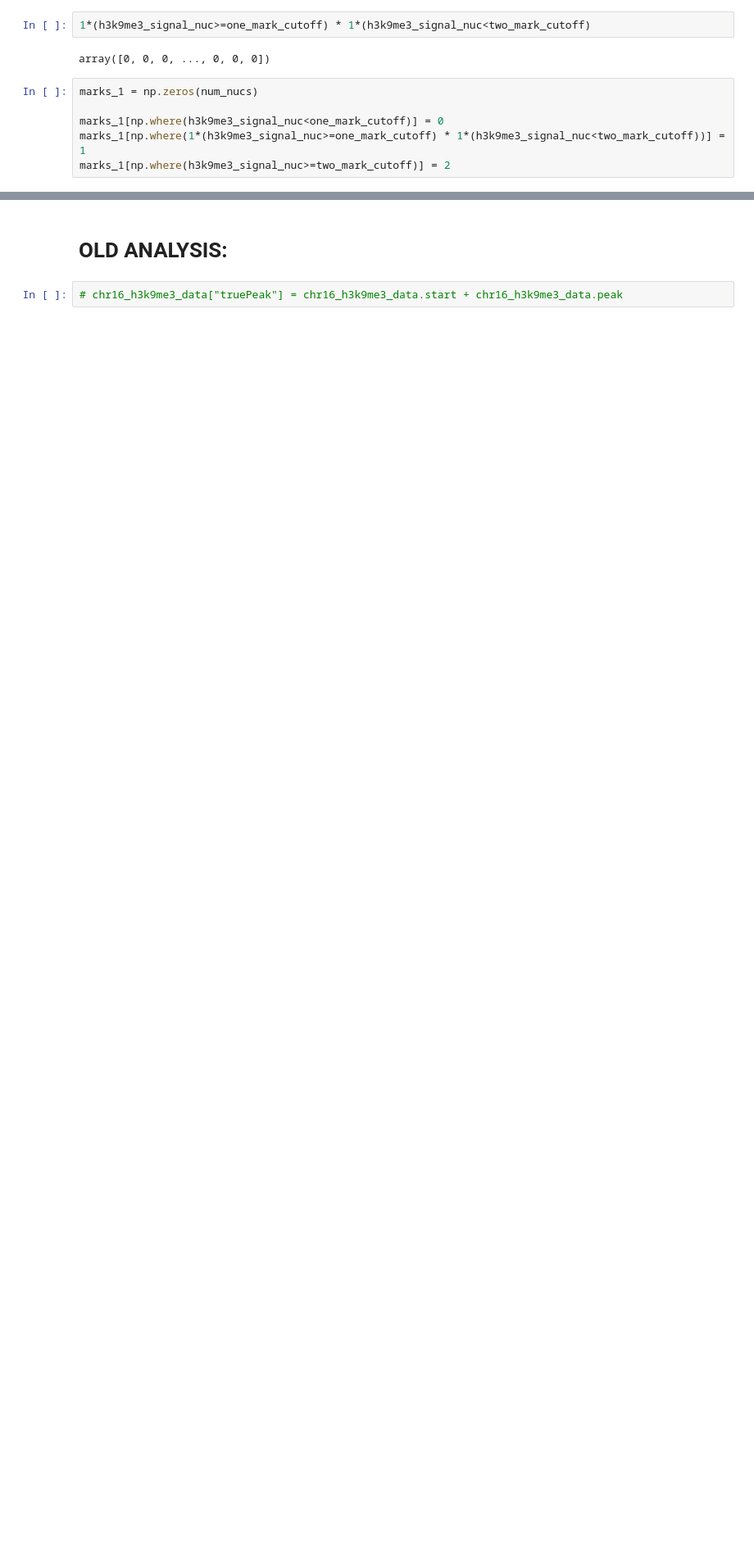
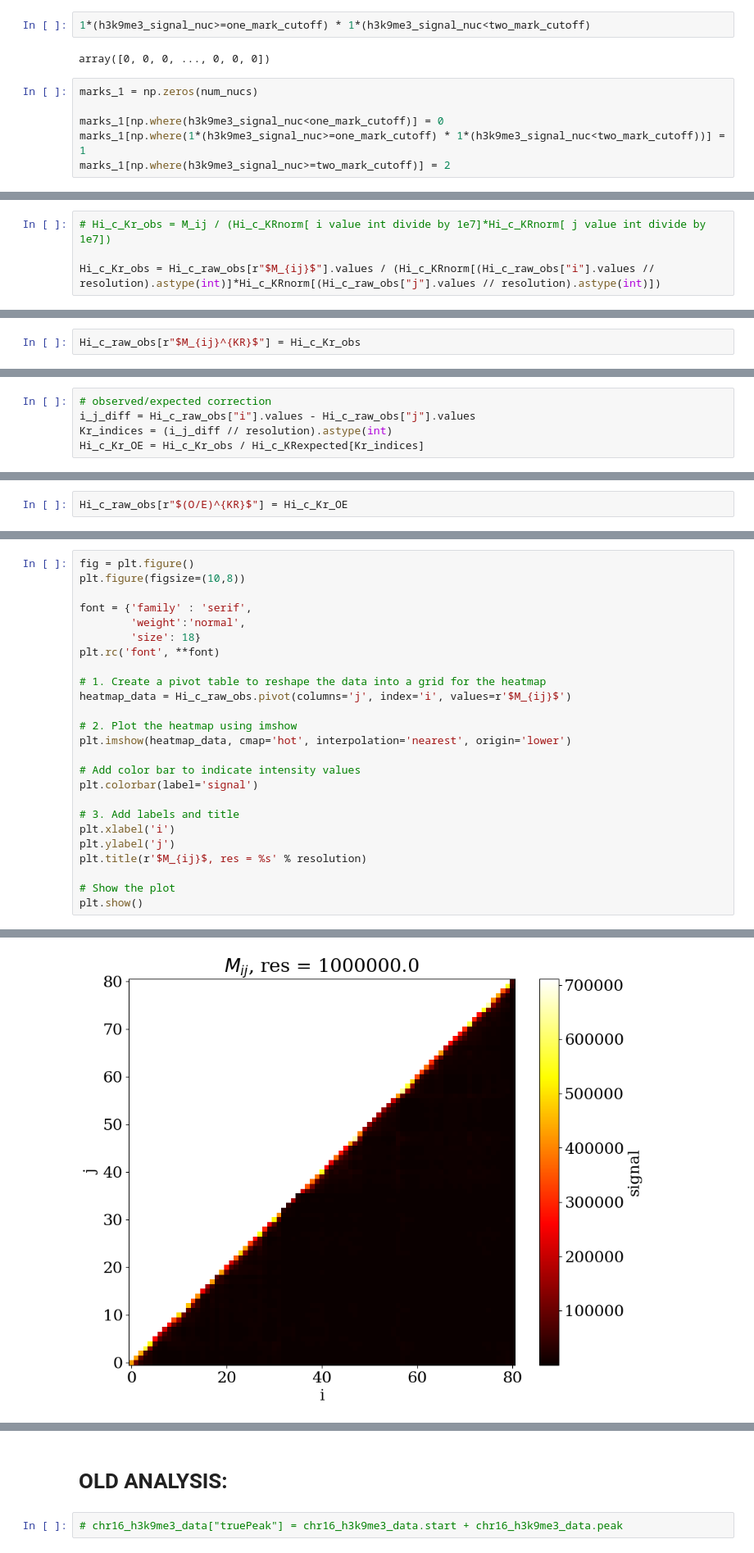
Before and after one commit to tmhabte/wlcsim_membrane, a Jupyter notebook: config_binding/Hi-C_MLP.ipynb, the cells around one changed output, grey strips where cells are left out. Shown at 82% size. Drawn from its saved outputs; the diff is of its cells as text; blank space fills up the shorter version.

```diff
--- a/config_binding/Hi-C_MLP.ipynb
+++ b/config_binding/Hi-C_MLP.ipynb
@@ -130,0 +171,4 @@ print("# two mark nucs: ", np.sum(marks_1==2))
+# %%
+# Hi_c_Kr_obs = M_ij / (Hi_c_KRnorm[ i value int divide by 1e7]*Hi_c_KRnorm[ j value int divide by 1e7])
+
+Hi_c_Kr_obs = Hi_c_raw_obs[r"$M_{ij}$"].values / (Hi_c_KRnorm[(Hi_c_raw_obs["i"].values // resolution).astype(int)]*Hi_c_KRnorm[(Hi_c_raw_obs["j"].values // resolution).astype(int)])
@@ -130,0 +180,2 @@ print("# two mark nucs: ", np.sum(marks_1==2))
+# %%
+Hi_c_raw_obs[r"$M_{ij}^{KR}$"] = Hi_c_Kr_obs
@@ -130,0 +184,5 @@ print("# two mark nucs: ", np.sum(marks_1==2))
+# %%
+# observed/expected correction
+i_j_diff = Hi_c_raw_obs["i"].values - Hi_c_raw_obs["j"].values
+Kr_indices = (i_j_diff // resolution).astype(int)
+Hi_c_Kr_OE = Hi_c_Kr_obs / Hi_c_KRexpected[Kr_indices]
@@ -130,0 +194,2 @@ print("# two mark nucs: ", np.sum(marks_1==2))
+# %%
+Hi_c_raw_obs[r"$(O/E)^{KR}$"] = Hi_c_Kr_OE
@@ -130,0 +214,26 @@ print("# two mark nucs: ", np.sum(marks_1==2))
+# %%
+fig = plt.figure()
+plt.figure(figsize=(10,8))
+
+font = {'family' : 'serif',
+        'weight':'normal',
+        'size': 18}
+plt.rc('font', **font)
+
+# 1. Create a pivot table to reshape the data into a grid for the heatmap
+heatmap_data = Hi_c_raw_obs.pivot(columns='j', index='i', values=r'$M_{ij}$')
+
+# 2. Plot the heatmap using imshow
+plt.imshow(heatmap_data, cmap='hot', interpolation='nearest', origin='lower')
+
+# Add color bar to indicate intensity values
+plt.colorbar(label='signal')
+
+# 3. Add labels and title
+plt.xlabel('i')
+plt.ylabel('j')
+plt.title(r'$M_{ij}$, res = %s' % resolution)
+
+# Show the plot
+plt.show()
+# %% [output]
@@ -130,0 +241 @@ print("# two mark nucs: ", np.sum(marks_1==2))
+[figure, added]
```
Also changed, not shown: parts of 23 cells of this notebook.
